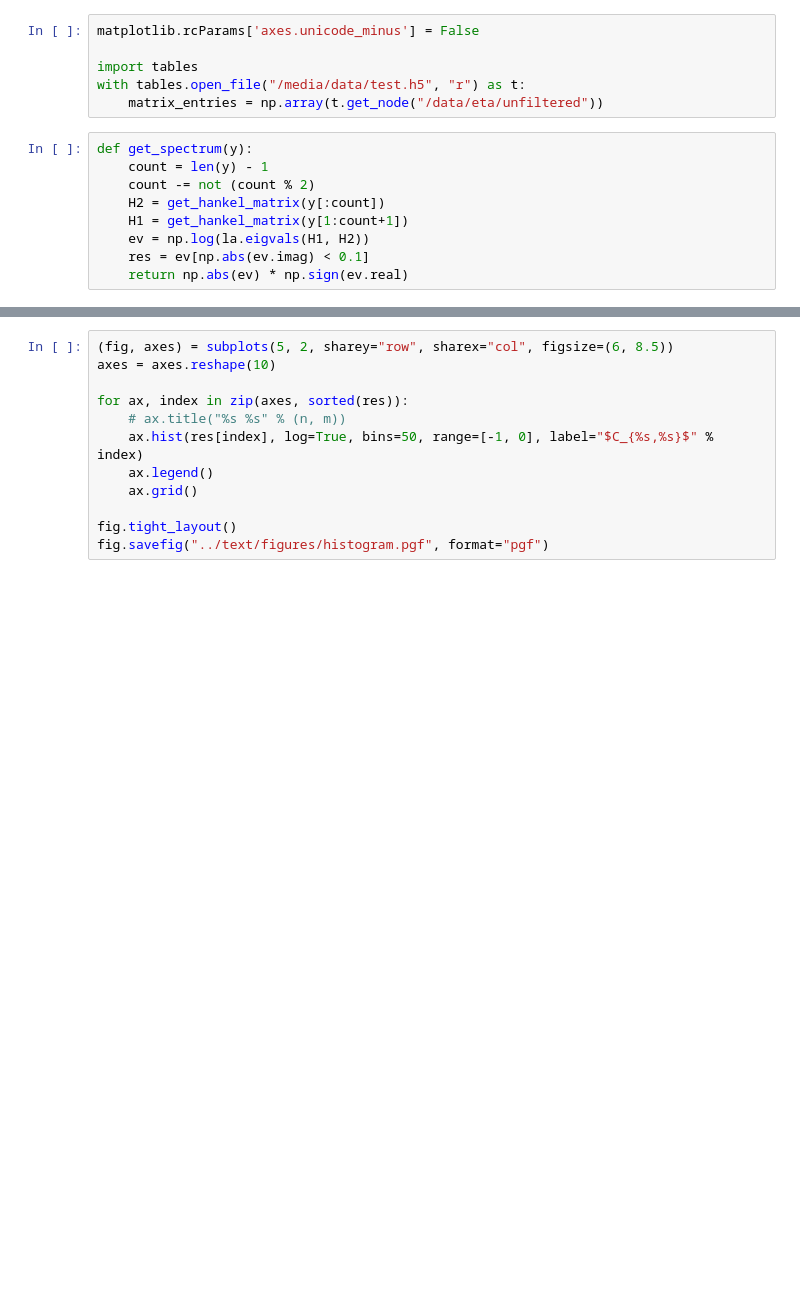
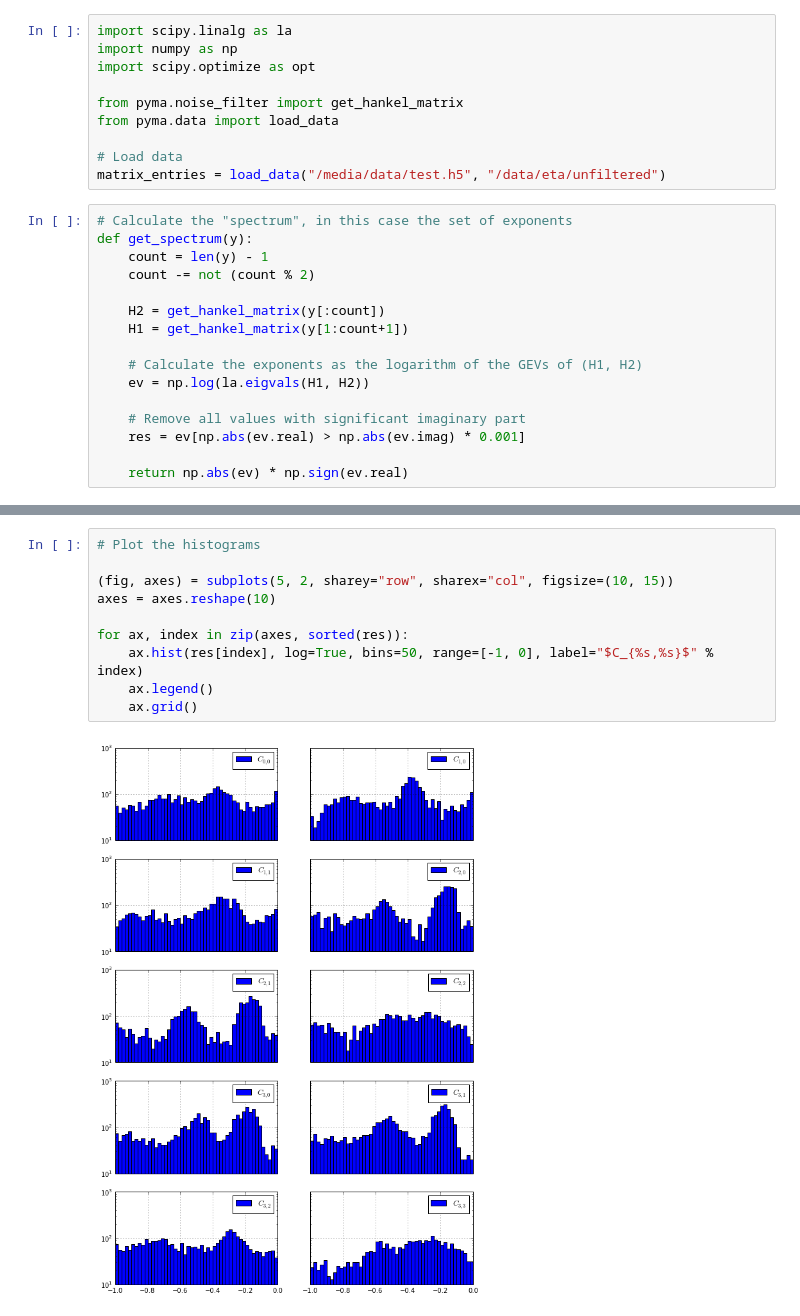
Before and after one commit to filmor/python-ma, a Jupyter notebook: notebooks/New Algorithm.ipynb, the cells around one changed output, grey strips where cells are left out. Drawn from its saved outputs; the diff is of its cells as text; blank space fills up the shorter version.

```diff
--- a/notebooks/New Algorithm.ipynb
+++ b/notebooks/New Algorithm.ipynb
@@ -41,15 +1,26 @@ plot([0.280895894022] * 15)
-# %%
-matplotlib.rcParams['axes.unicode_minus'] = False
-
-import tables
-with tables.open_file("/media/data/test.h5", "r") as t:
-    matrix_entries = np.array(t.get_node("/data/eta/unfiltered"))
+# %%
+import scipy.linalg as la
+import numpy as np
+import scipy.optimize as opt
+
+from pyma.noise_filter import get_hankel_matrix
+from pyma.data import load_data
+
+# Load data
+matrix_entries = load_data("/media/data/test.h5", "/data/eta/unfiltered")
 # %%
+# Calculate the "spectrum", in this case the set of exponents
 def get_spectrum(y):
     count = len(y) - 1
     count -= not (count % 2)
+
     H2 = get_hankel_matrix(y[:count])
     H1 = get_hankel_matrix(y[1:count+1])
+
+    # Calculate the exponents as the logarithm of the GEVs of (H1, H2)
     ev = np.log(la.eigvals(H1, H2))
-    res = ev[np.abs(ev.imag) < 0.1]
+
+    # Remove all values with significant imaginary part
+    res = ev[np.abs(ev.real) > np.abs(ev.imag) * 0.001]
+
     return np.abs(ev) * np.sign(ev.real)
@@ -71,12 +57,12 @@ for n in range(6):
 # %%
-(fig, axes) = subplots(5, 2, sharey="row", sharex="col", figsize=(6, 8.5))
+# Plot the histograms
+
+(fig, axes) = subplots(5, 2, sharey="row", sharex="col", figsize=(10, 15))
 axes = axes.reshape(10)
 
 for ax, index in zip(axes, sorted(res)):
-    # ax.title("%s %s" % (n, m))
     ax.hist(res[index], log=True, bins=50, range=[-1, 0], label="$C_{%s,%s}$" % index)
     ax.legend()
     ax.grid()
-
-fig.tight_layout()
-fig.savefig("../text/figures/histogram.pgf", format="pgf")
+# %% [output]
+[figure, added]
```
Also changed, not shown: parts of 15 cells of this notebook.
